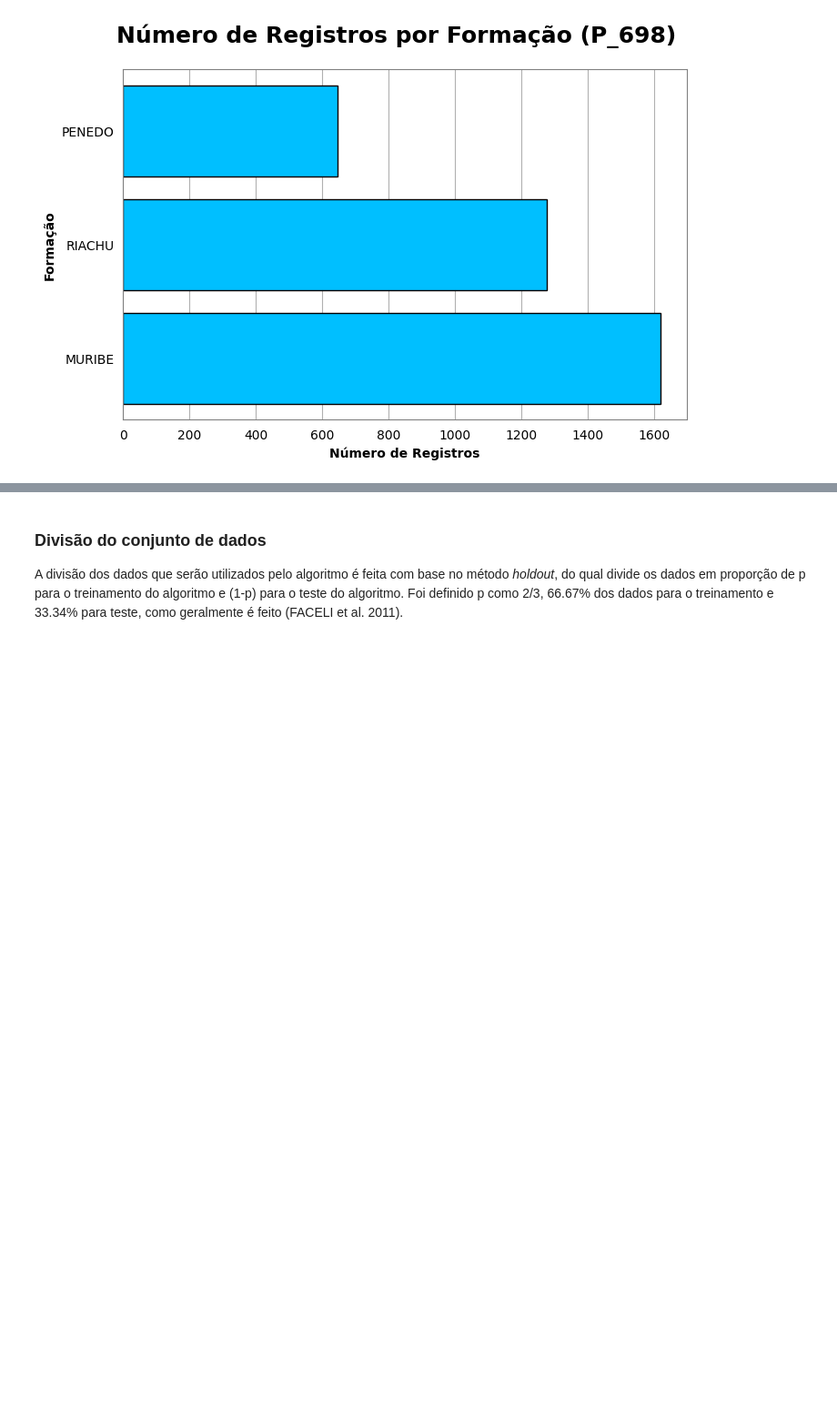
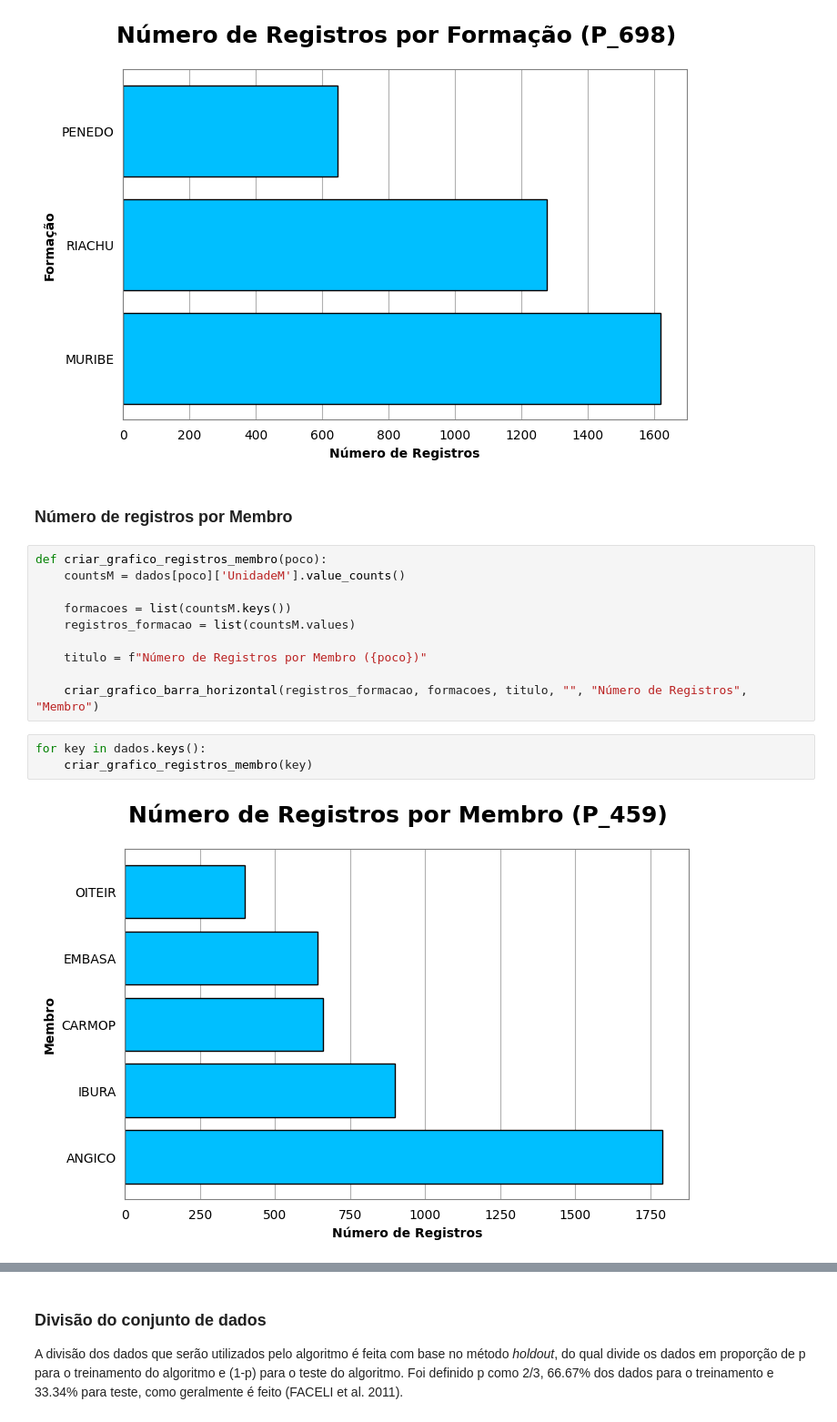
Before and after one commit to rafaseto/lithofacies-classification-from-conventional-well-logs, a Jupyter notebook: treinamento_modelo.ipynb, the cells around one changed output, grey strips where cells are left out. Shown: that part at 91% size. Saved outputs shown, nothing was run; the diff lists cells and outputs as text; blank space fills up the shorter version.

Commit message:
plota registros x membro para cada poço

```diff
--- a/treinamento_modelo.ipynb
+++ b/treinamento_modelo.ipynb
@@ -117,3 +117,20 @@ for key in dados.keys():
 [figure]
 [figure]
 [figure]
+# %% [markdown]
+### Número de registros por Membro
+# %%
+def criar_grafico_registros_membro(poco):
+    countsM = dados[poco]['UnidadeM'].value_counts()
+
+    formacoes = list(countsM.keys())
+    registros_formacao = list(countsM.values)
+
+    titulo = f"Número de Registros por Membro ({poco})"
+
+    criar_grafico_barra_horizontal(registros_formacao, formacoes, titulo, "", "Número de Registros", "Membro")
+# %%
+for key in dados.keys():
+    criar_grafico_registros_membro(key)
+# %% [output]
+[figure, added]
```
Also changed, not shown: parts of 2 cells of this notebook.
